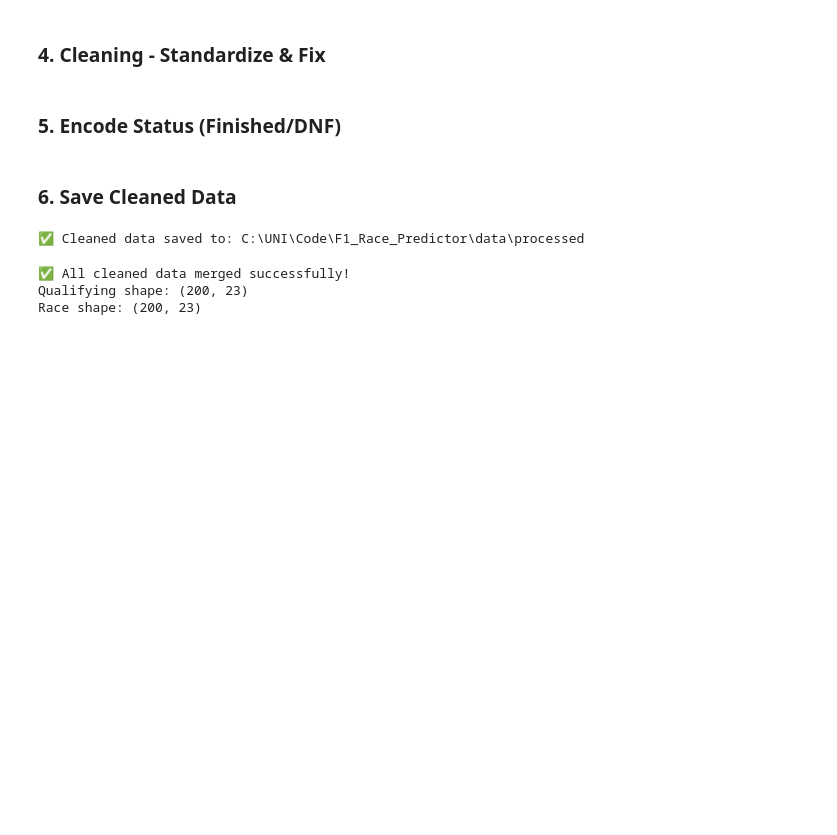
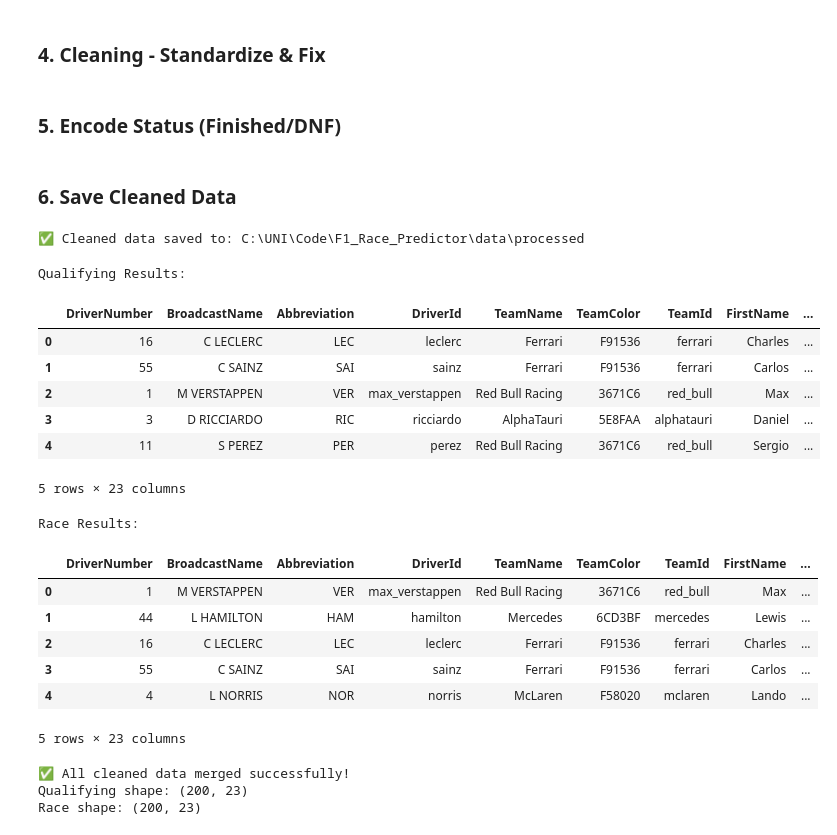
Before and after one commit to RishiRoopen/F1_Race_Predictor, a Jupyter notebook: notebook/02_data_cleaning.ipynb, the cells around one changed output. Drawn from its saved outputs; the diff is of its cells as text; code cells hidden in the pictures; blank space fills up the shorter version.

```diff
--- a/notebook/02_data_cleaning.ipynb
+++ b/notebook/02_data_cleaning.ipynb
@@ -132,6 +132,35 @@ r_results.to_csv(fr"{processed_path}\{season}_{gp}_race_clean.csv", index=False)
 print("✅ Cleaned data saved to:", processed_path)
 # %% [output]
 ✅ Cleaned data saved to: C:\UNI\Code\F1_Race_Predictor\data\processed
+# %%
+season = 2023
+gp = "Mexico"
+
+q_results = pd.read_csv(fr"{processed_path}\{season}_{gp}_qualifying_clean.csv")
+r_results = pd.read_csv(fr"{processed_path}\{season}_{gp}_race_clean.csv")
+
+print("Qualifying Results:")
+display(q_results.head())
+
+print("Race Results:")
+display(r_results.head())
+# %% [output]
+Qualifying Results:
+|  | DriverNumber | BroadcastName | Abbreviation | DriverId | TeamName | TeamColor | TeamId | FirstName | ... |
+| 0 | 16 | C LECLERC | LEC | leclerc | Ferrari | F91536 | ferrari | Charles | ... |
+| 1 | 55 | C SAINZ | SAI | sainz | Ferrari | F91536 | ferrari | Carlos | ... |
+| 2 | 1 | M VERSTAPPEN | VER | max_verstappen | Red Bull Racing | 3671C6 | red_bull | Max | ... |
+| 3 | 3 | D RICCIARDO | RIC | ricciardo | AlphaTauri | 5E8FAA | alphatauri | Daniel | ... |
+| 4 | 11 | S PEREZ | PER | perez | Red Bull Racing | 3671C6 | red_bull | Sergio | ... |
+5 rows × 23 columns
+Race Results:
+|  | DriverNumber | BroadcastName | Abbreviation | DriverId | TeamName | TeamColor | TeamId | FirstName | ... |
+| 0 | 1 | M VERSTAPPEN | VER | max_verstappen | Red Bull Racing | 3671C6 | red_bull | Max | ... |
+| 1 | 44 | L HAMILTON | HAM | hamilton | Mercedes | 6CD3BF | mercedes | Lewis | ... |
+| 2 | 16 | C LECLERC | LEC | leclerc | Ferrari | F91536 | ferrari | Charles | ... |
+| 3 | 55 | C SAINZ | SAI | sainz | Ferrari | F91536 | ferrari | Carlos | ... |
+| 4 | 4 | L NORRIS | NOR | norris | McLaren | F58020 | mclaren | Lando | ... |
+5 rows × 23 columns
 # %%
 # Get all cleaned qualifying and race files
 qualifying_files = glob.glob(os.path.join(processed_path, "*_qualifying_clean.csv"))
```
Also changed, not shown: parts of 1 cell of this notebook, 32 other files.
